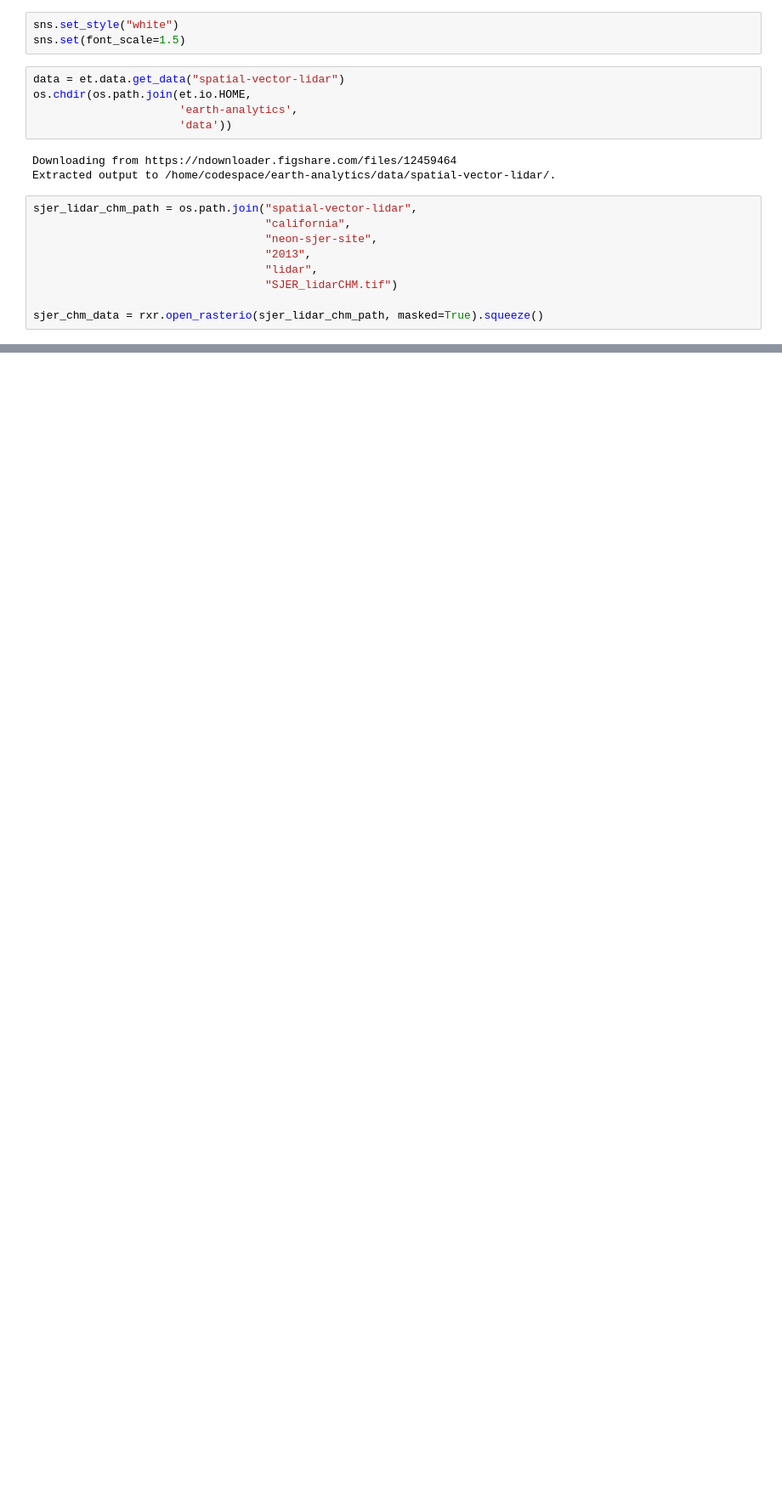
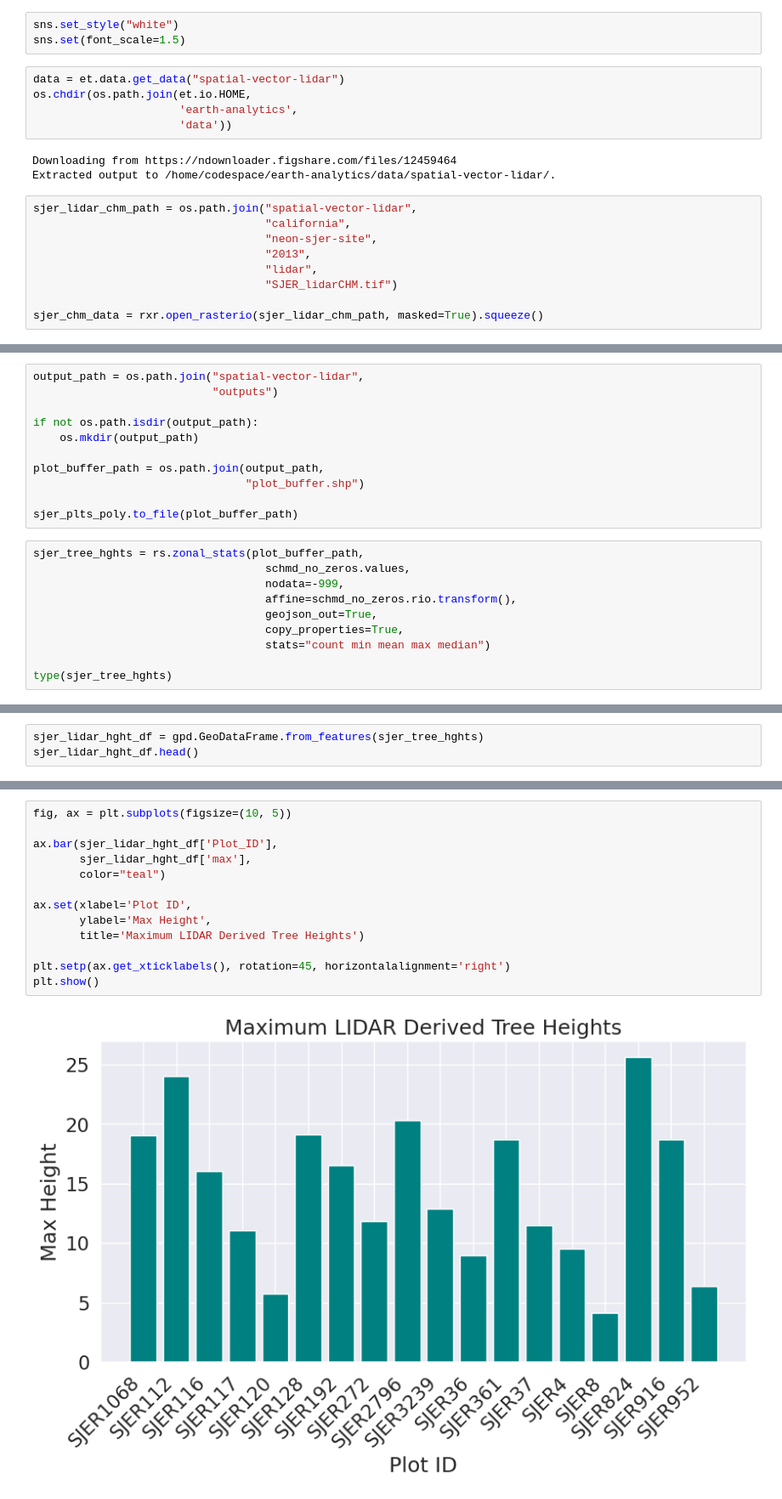
Before and after one commit to TC-YP/gisc606-lab4, a Jupyter notebook: Lab Exercises/extract_values_at_point.ipynb, the cells around one changed output, grey strips where cells are left out. Shown at 85% size. Cells and saved outputs as stored; diff of their text form; blank space fills up the shorter version.

```diff
--- a/Lab Exercises/extract_values_at_point.ipynb
+++ b/Lab Exercises/extract_values_at_point.ipynb
@@ -34,0 +131,21 @@ sjer_chm_data = rxr.open_rasterio(sjer_lidar_chm_path, masked=True).squeeze()
+# %%
+output_path = os.path.join("spatial-vector-lidar",
+                           "outputs")
+
+if not os.path.isdir(output_path):
+    os.mkdir(output_path)
+
+plot_buffer_path = os.path.join(output_path,
+                                "plot_buffer.shp")
+
+sjer_plts_poly.to_file(plot_buffer_path)
+# %%
+sjer_tree_hghts = rs.zonal_stats(plot_buffer_path,
+                                   schmd_no_zeros.values,
+                                   nodata=-999,
+                                   affine=schmd_no_zeros.rio.transform(),
+                                   geojson_out=True,
+                                   copy_properties=True,
+                                   stats="count min mean max median")
+
+type(sjer_tree_hghts)
@@ -34,0 +154,3 @@ sjer_chm_data = rxr.open_rasterio(sjer_lidar_chm_path, masked=True).squeeze()
+# %%
+sjer_lidar_hght_df = gpd.GeoDataFrame.from_features(sjer_tree_hghts)
+sjer_lidar_hght_df.head()
@@ -34,0 +164,15 @@ sjer_chm_data = rxr.open_rasterio(sjer_lidar_chm_path, masked=True).squeeze()
+# %%
+fig, ax = plt.subplots(figsize=(10, 5))
+
+ax.bar(sjer_lidar_hght_df['Plot_ID'],
+       sjer_lidar_hght_df['max'],
+       color="teal")
+
+ax.set(xlabel='Plot ID',
+       ylabel='Max Height',
+       title='Maximum LIDAR Derived Tree Heights')
+
+plt.setp(ax.get_xticklabels(), rotation=45, horizontalalignment='right')
+plt.show()
+# %% [output]
+[figure, added]
```
Also changed, not shown: parts of 12 cells of this notebook.
